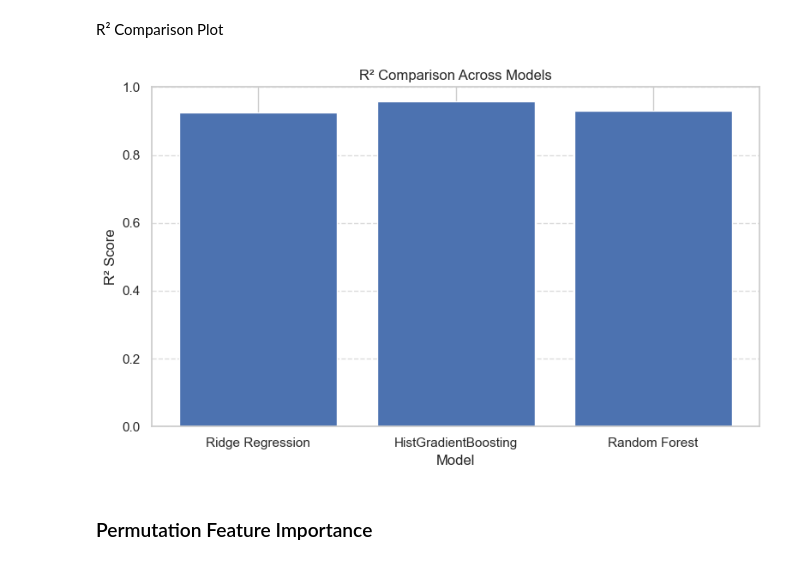
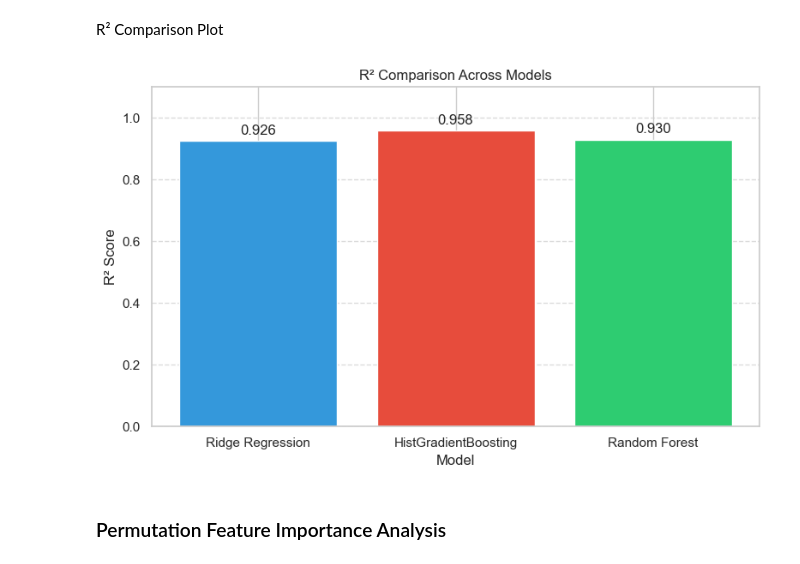
Before and after one commit to FiloDelu03/Machine-Learning-Group-AO-daje-roma-daje-, a Jupyter notebook: Machine Learning Project Group AO.ipynb, the cells around one changed output. Drawn from its saved outputs; the diff is of its cells as text; code cells hidden in the pictures.

```diff
--- a/Machine Learning Project Group AO.ipynb
+++ b/Machine Learning Project Group AO.ipynb
@@ -1424,25 +1423,32 @@ Finally, Ridge Regression serves as a strong linear baseline model, explaining a
 In conclusion, the results demonstrate that ensemble tree-based models outperform the linear approach, with HistGradientBoosting emerging as the best-performing model for this car price prediction task.
 # %% [markdown]
 R² Comparison Plot
-# %%
-plt.figure(figsize=(8,5))
-
-plt.bar(
-    results['Model'],
-    results['R2']
-)
-
-plt.title("R² Comparison Across Models")
-plt.ylabel("R² Score")
-plt.xlabel("Model")
-
-plt.ylim(0,1)
-
-plt.grid(axis='y', linestyle='--', alpha=0.7)
-
-plt.tight_layout()
-plt.show()
-# %% [output]
-[figure, removed]
+# %%
+plt.figure(figsize=(8, 5))
+
+# Assigning different colors for each model
+colors = ['#3498db', '#e74c3c', '#2ecc71'] # Blue, Red, Green
+
+bars = plt.bar(
+    results['Model'],
+    results['R2'],
+    color=colors
+)
+
+# Adding labels on top of the bars with 3 decimal places
+plt.bar_label(bars, padding=3, fmt='%.3f')
+
+plt.title("R² Comparison Across Models")
+plt.ylabel("R² Score")
+plt.xlabel("Model")
+
+# Increased ylim slightly to make room for the labels
+plt.ylim(0, 1.1)
+
+plt.grid(axis='y', linestyle='--', alpha=0.7)
+plt.tight_layout()
+plt.show()
+# %% [output]
+[figure, added]
 # %% [markdown]
-### Permutation Feature Importance
+### Permutation Feature Importance Analysis
```
Also changed, not shown: parts of 26 cells of this notebook.
